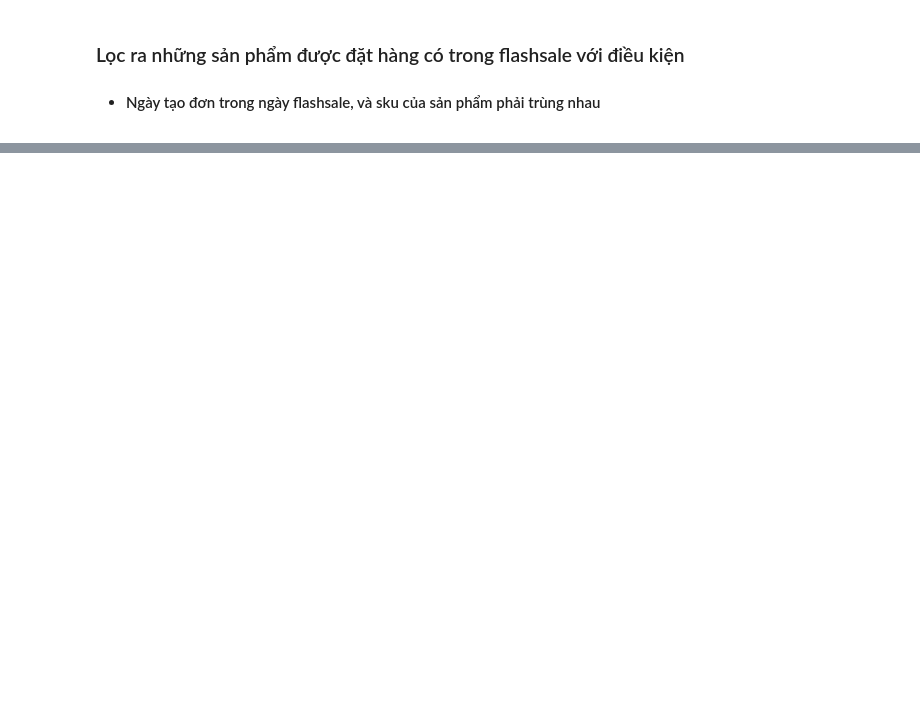
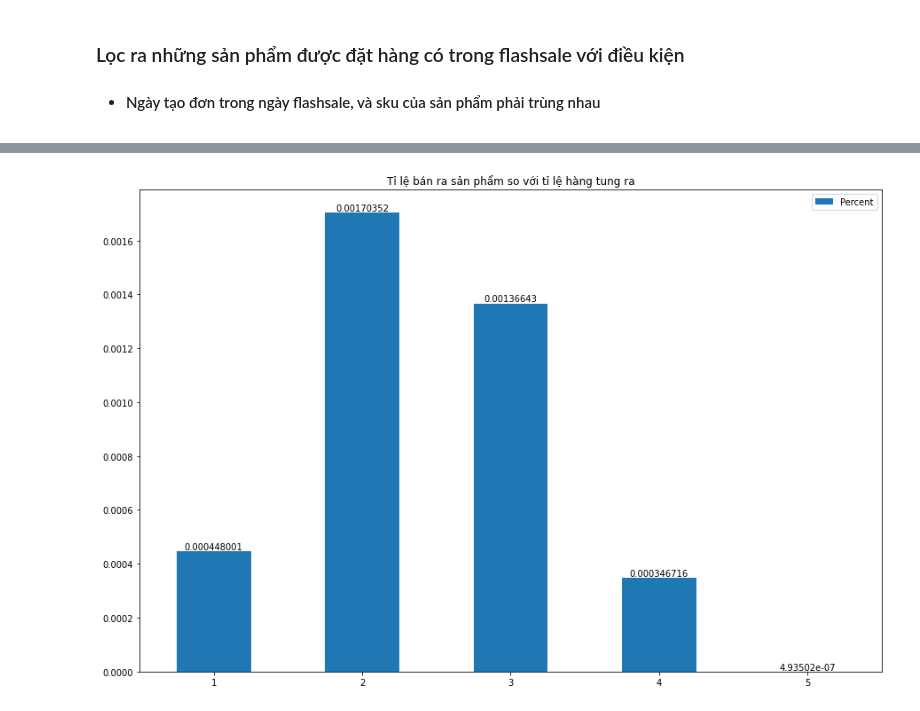
Before and after one commit to ToanLyHoa/Report-data-analysis, a Jupyter notebook: Analysis_Fahasa.ipynb, the cells around one changed output, grey strips where cells are left out. Cells and saved outputs as stored; diff of their text form; code cells hidden in the pictures; blank space fills up the shorter version.

```diff
--- a/Analysis_Fahasa.ipynb
+++ b/Analysis_Fahasa.ipynb
@@ -219,0 +376,19 @@ DatabaseError: Execution failed on sql 'SELECT *                     FROM fhs_fl
+# %%
+# Ta có được số lượng hàng bán qua từng tháng
+flash_sale_product_2022
+# Ta lấy tống lượng hàng flashsale tung ra để bán
+no_flash_sale_product_2022 = fhs_flashsale_product_info_2022['fhs_flashsale_product.total_items']\
+          .groupby(fhs_flashsale_product_info_2022['fhs_flashsale_period.start_date'].dt.month).sum()
+# %%
+X = set(fhs_flashsale_product_info_2022['fhs_flashsale_period.start_date'] \
+          .groupby(fhs_flashsale_product_info_2022['fhs_flashsale_period.start_date'].dt.month).keys)
+index = list(X)
+
+percentage_flashsale = flash_sale_product_2022.to_numpy()/no_flash_sale_product_2022.to_numpy()
+
+df = pd.DataFrame({'Percent': percentage_flashsale}, index = index)
+ax = df.plot.bar(rot = 0, figsize = (15, 10), title = 'Tỉ lệ bán ra sản phẩm so với tỉ lệ hàng tung ra')
+for container in ax.containers:
+    ax.bar_label(container)
+# %% [output]
+[figure, added]
```
Also changed, not shown: parts of 19 cells of this notebook, 1 other file.
